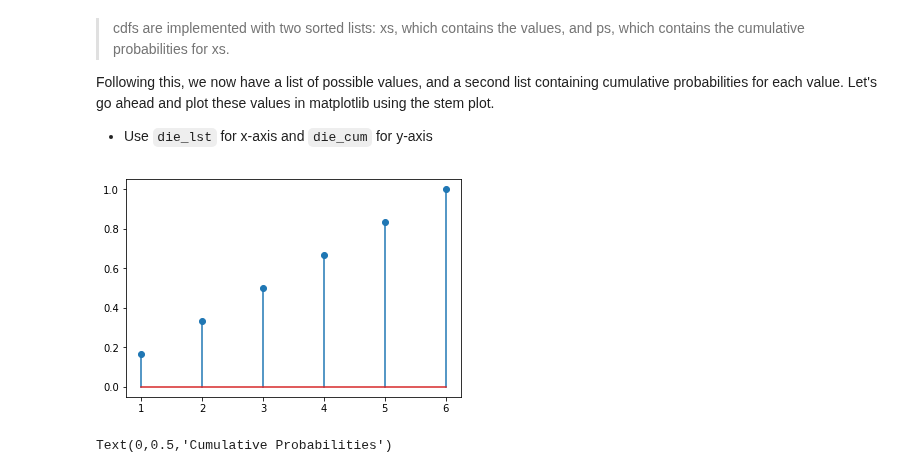
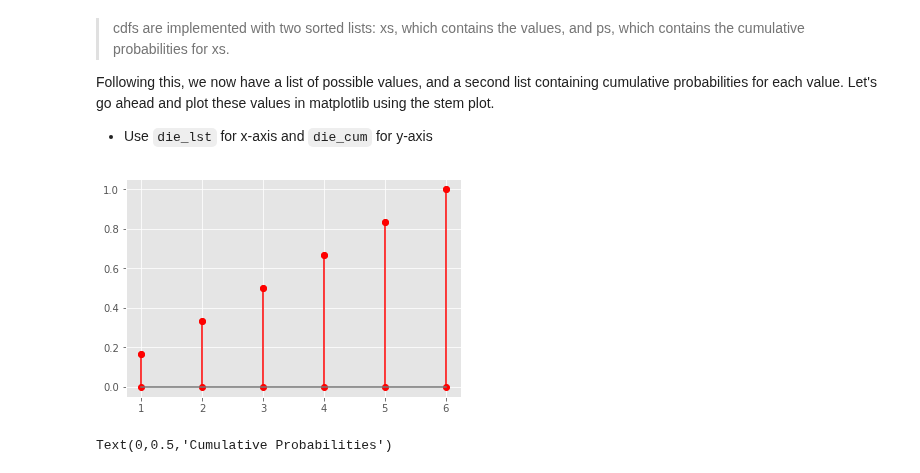
Before and after one commit to jnawjux/dsc-0-09-09-distributions-cdf-lab-seattle-ds-career-040119, a Jupyter notebook: index.ipynb, the cells around one changed output. Saved outputs shown, nothing was run; the diff lists cells and outputs as text; code cells hidden in the pictures.

```diff
--- a/index.ipynb
+++ b/index.ipynb
@@ -61,12 +61,12 @@ Following this, we now have a list of possible values, and a second list contain
 # %%
 import matplotlib.pyplot as plt
 %matplotlib inline
-plt.style.use('gg')
+plt.style.use('ggplot')
 
-plt.stem(die_lst, die_cum)
+plt.stem(die_lst, die_cum, "ro-")
 plt.show()
 # %% [output]
-[figure, old version]
+[figure, new version]
 # %%
 # %% [output]
 Text(0,0.5,'Cumulative Probabilities')
```
